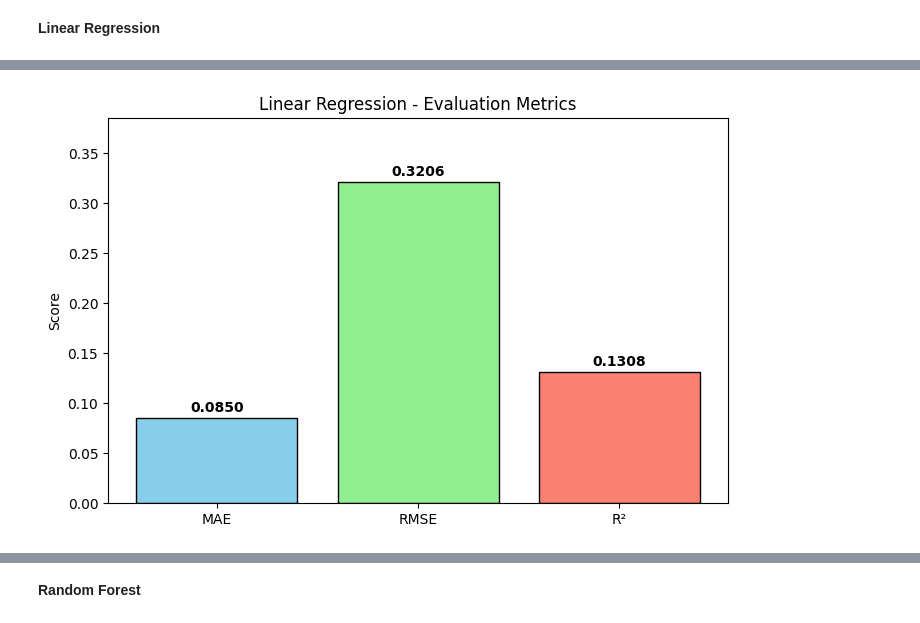
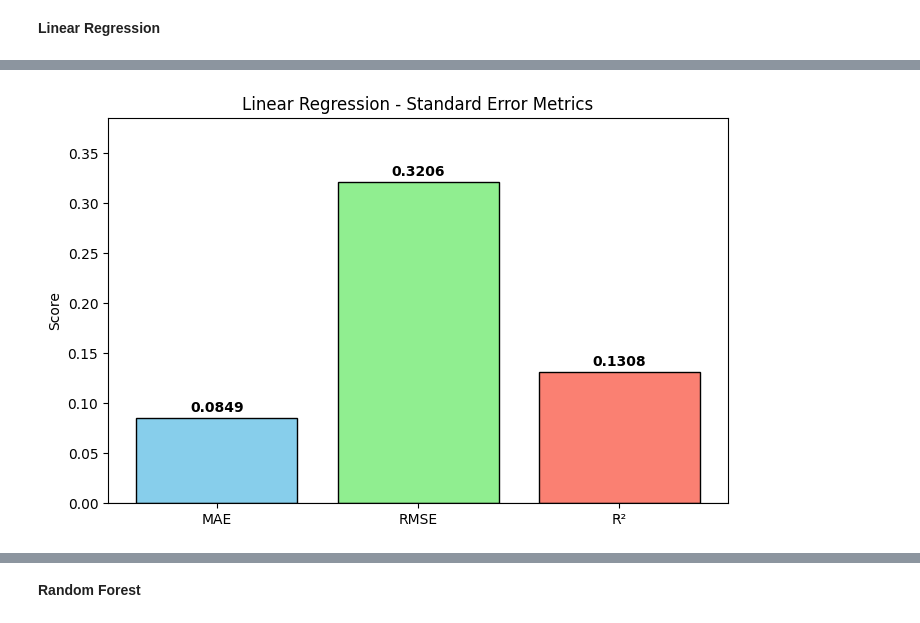
Before and after one commit to Jasonshe0509/fyp-model-building, a Jupyter notebook: sales-forecasting-model-building-product-quantity.ipynb, the cells around one changed output, grey strips where cells are left out. Saved outputs shown, nothing was run; the diff lists cells and outputs as text; code cells hidden in the pictures.

```diff
--- a/sales-forecasting-model-building-product-quantity.ipynb
+++ b/sales-forecasting-model-building-product-quantity.ipynb
@@ -178,35 +209,89 @@ Model Evaluation (Mean Absolute Error (MAE), Root Mean Squared Error (RMSE), Mea
 # %%
-lr_mae = mean_absolute_error(y_test, y_pred)
-lr_rmse = np.sqrt(mean_squared_error(y_test, y_pred))
-lr_r2 = r2_score(y_test, y_pred)
+y_pred_clipped = np.maximum(y_pred, 0)
 
-# Prepare table for tabulate
+lr_mae = mean_absolute_error(y_test, y_pred_clipped)
+lr_rmse = np.sqrt(mean_squared_error(y_test, y_pred_clipped))
+lr_r2 = r2_score(y_test, y_pred_clipped)
+
+lr_bus_metrics = calculate_business_metrics(y_test, y_pred_clipped)
+
 eval_table = [
     ["Metric", "Score"],
-    ["Mean Absolute Error (MAE)", lr_mae],
-    ["Root Mean Squared Error (RMSE)", lr_rmse],
-    ["R² Score", lr_r2]
+    ["Mean Absolute Error (MAE)", f"{lr_mae:.4f}"],
+    ["Root Mean Squared Error (RMSE)", f"{lr_rmse:.4f}"],
+    ["R² Score", f"{lr_r2:.4f}"]
 ]
 
-print("Linear Regression Evaluation Metrics:")
+for metric_name, score in lr_bus_metrics.items():
+    eval_table.append([metric_name, score])
+
+print("Linear Regression - Full Evaluation Report:")
 print(tabulate(eval_table, headers="firstrow", tablefmt="grid"))
 
-# Plot the metrics
 metrics = ["MAE", "RMSE", "R²"]
-scores = [lr_mae, lr_rmse ,lr_r2]
-colors = ['skyblue', 'lightgreen', 'salmon', 'orange']
+scores = [lr_mae, lr_rmse, lr_r2]
+colors = ['skyblue', 'lightgreen', 'salmon']
 
 plt.figure(figsize=(8,5))
 bars = plt.bar(metrics, scores, color=colors, edgecolor='black')
-plt.title("Linear Regression - Evaluation Metrics")
+plt.title("Linear Regression - Standard Error Metrics")
 plt.ylabel("Score")
-plt.ylim(0, max(scores)*1.2)  # Add some space for labels
 
-# Add values on top of bars
+y_limit = max(scores) if max(scores) > 0 else 1.0
+plt.ylim(min(scores)*1.2 if min(scores) < 0 else 0, y_limit * 1.2)
+
 for bar in bars:
     height = bar.get_height()
-    plt.text(bar.get_x() + bar.get_width()/2, height + max(scores)*0.02,
+    plt.text(bar.get_x() + bar.get_width()/2, height + (y_limit * 0.02),
              f"{height:.4f}", ha='center', fontweight='bold')
 
+plt.axhline(0, color='black', linewidth=0.8)
 plt.show()
+
+metrics_ratio = {}
+metrics_pct = {}
+
+for k, v in lr_bus_metrics.items():
+    if "%" in str(v):
+        metrics_pct[k.split(' (')[0]] = float(v.strip('%'))
+    else:
+        metrics_ratio[k.split(' (')[0]] = v
+
+fig, (ax1, ax2) = plt.subplots(1, 2, figsize=(14, 6))
+
+names_1 = list(metrics_ratio.keys())
+values_1 = list(metrics_ratio.values())
+bars1 = ax1.bar(names_1, values_1, color=['gold', 'orchid'], edgecolor='black', width=0.5)
+
+ax1.set_title("Linear Regression - Operational Efficiency (Ratio / Units)")
+ax1.set_ylabel("Score")
+ax1.set_ylim(0, max(values_1) * 1.3)
+ax1.axhline(1.0, color='red', linestyle='--', alpha=0.5, label='Target Ratio (1.0)')
+ax1.legend()
+
+for bar in bars1:
+    height = bar.get_height()
+    ax1.text(bar.get_x() + bar.get_width()/2, height + (max(values_1) * 0.02),
+             f"{height:.2f}", ha='center', fontweight='bold')
+
+names_2 = list(metrics_pct.keys())
+values_2 = list(metrics_pct.values())
+bars2 = ax2.bar(names_2, values_2, color=['lightcoral', 'mediumseagreen'], edgecolor='black', width=0.5)
+
+ax2.set_title("Linear Regression - Business Performance (%)")
+ax2.set_ylabel("Percentage")
+
+max_pct = max(values_2)
+y_limit_pct = max(110, max_pct * 1.2)
+ax2.set_ylim(0, y_limit_pct)
+
+ax2.axhline(100, color='gray', linestyle='--', alpha=0.3)
+
+for bar in bars2:
+    height = bar.get_height()
+    ax2.text(bar.get_x() + bar.get_width()/2, height + (y_limit_pct * 0.02),
+             f"{height:.1f}%", ha='center', fontweight='bold')
+
+plt.tight_layout()
+plt.show()
 # %% [output]
@@ -223 +316 @@ Linear Regression Evaluation Metrics:
-[figure, old version]
+[figure, new version]
```
Also changed, not shown: parts of 32 cells of this notebook.
